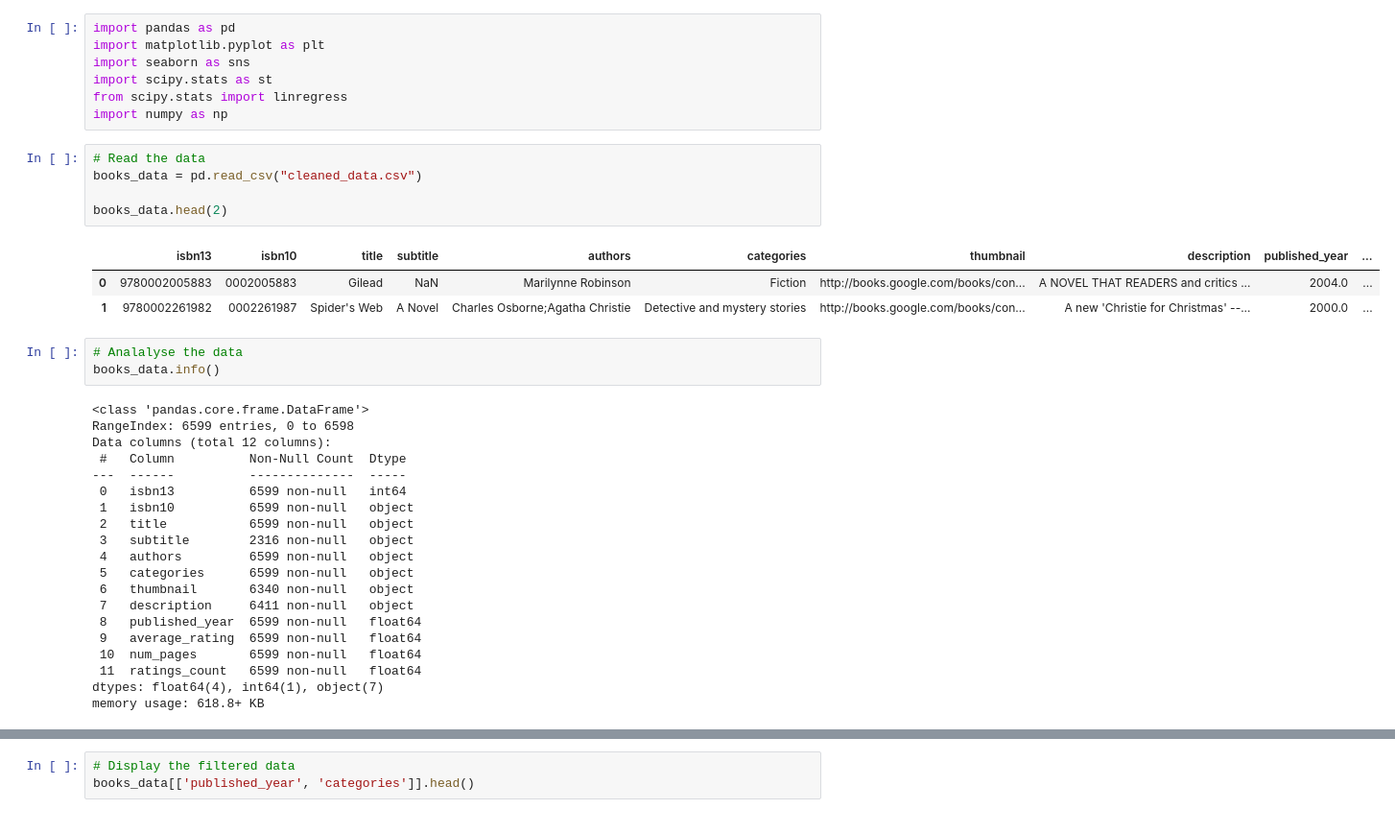
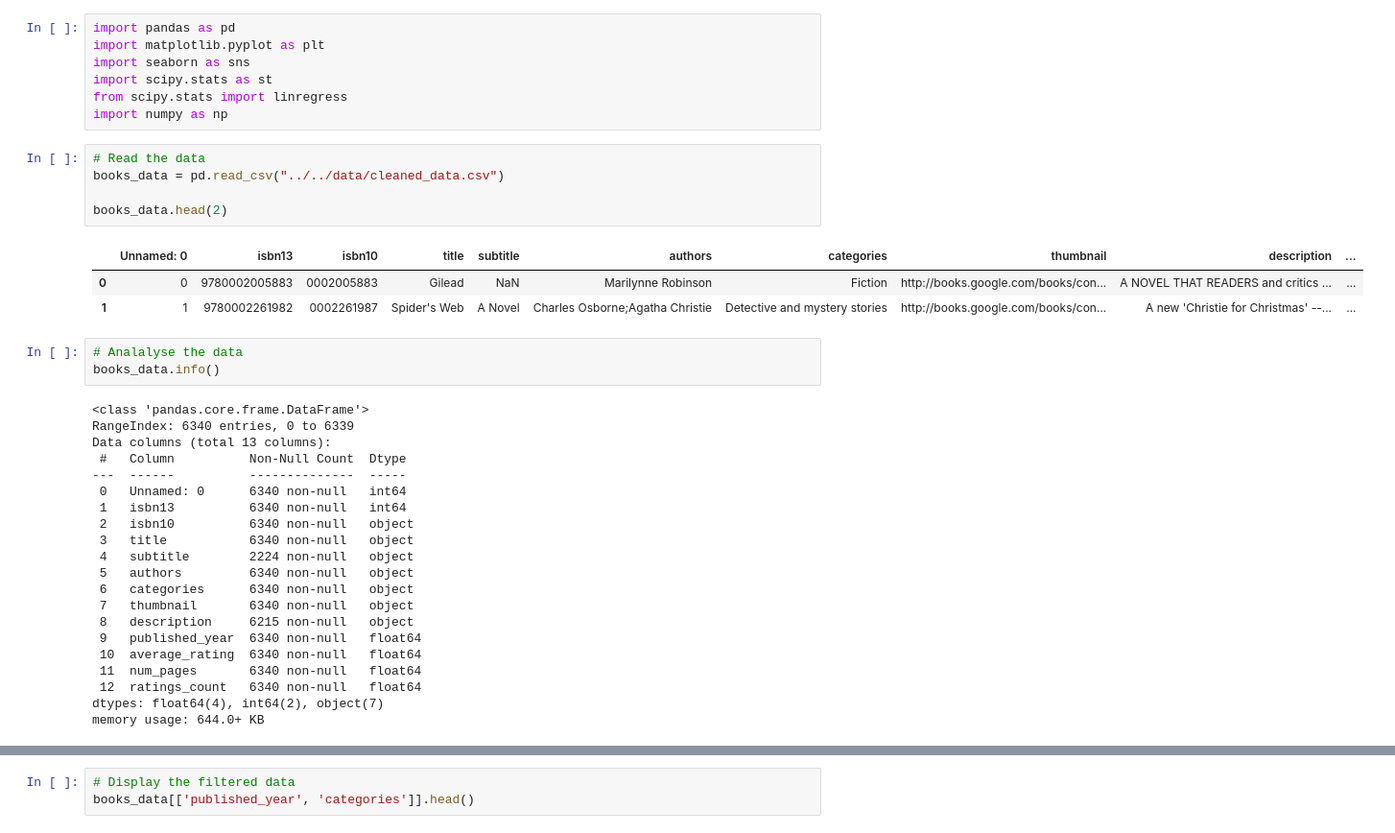
Before and after one commit to catisf/book-recommendations, a Jupyter notebook: jupyter_notebooks/old_notebooks/Genre_Analysis.ipynb, the cells around one changed output, grey strips where cells are left out. Shown: that part at 96% size. Cells and saved outputs as stored; diff of their text form.

```diff
--- a/jupyter_notebooks/old_notebooks/Genre_Analysis.ipynb
+++ b/jupyter_notebooks/old_notebooks/Genre_Analysis.ipynb
@@ -11,36 +11,37 @@ from scipy.stats import linregress
 import numpy as np
 # %%
 # Read the data
-books_data = pd.read_csv("cleaned_data.csv")
+books_data = pd.read_csv("../../data/cleaned_data.csv")
 
 books_data.head(2)
 # %% [output]
-|  | isbn13 | isbn10 | title | subtitle | authors | categories | thumbnail | description | published_year | ... |
-| 0 | 9780002005883 | 0002005883 | Gilead | NaN | Marilynne Robinson | Fiction | http://books.google.com/books/con... | A NOVEL THAT READERS and critics ... | 2004.0 | ... |
-| 1 | 9780002261982 | 0002261987 | Spider's Web | A Novel | Charles Osborne;Agatha Christie | Detective and mystery stories | http://books.google.com/books/con... | A new 'Christie for Christmas' --... | 2000.0 | ... |
+|  | Unnamed: 0 | isbn13 | isbn10 | title | subtitle | authors | categories | thumbnail | description | ... |
+| 0 | 0 | 9780002005883 | 0002005883 | Gilead | NaN | Marilynne Robinson | Fiction | http://books.google.com/books/con... | A NOVEL THAT READERS and critics ... | ... |
+| 1 | 1 | 9780002261982 | 0002261987 | Spider's Web | A Novel | Charles Osborne;Agatha Christie | Detective and mystery stories | http://books.google.com/books/con... | A new 'Christie for Christmas' --... | ... |
 # %%
 # Analalyse the data
 books_data.info()
 # %% [output]
 <class 'pandas.core.frame.DataFrame'>
-RangeIndex: 6599 entries, 0 to 6598
-Data columns (total 12 columns):
+RangeIndex: 6340 entries, 0 to 6339
+Data columns (total 13 columns):
  #   Column          Non-Null Count  Dtype
 ---  ------          --------------  -----
- 0   isbn13          6599 non-null   int64
- 1   isbn10          6599 non-null   object
- 2   title           6599 non-null   object
- 3   subtitle        2316 non-null   object
- 4   authors         6599 non-null   object
- 5   categories      6599 non-null   object
- 6   thumbnail       6340 non-null   object
- 7   description     6411 non-null   object
- 8   published_year  6599 non-null   float64
- 9   average_rating  6599 non-null   float64
- 10  num_pages       6599 non-null   float64
- 11  ratings_count   6599 non-null   float64
-dtypes: float64(4), int64(1), object(7)
-memory usage: 618.8+ KB
+ 0   Unnamed: 0      6340 non-null   int64
+ 1   isbn13          6340 non-null   int64
+ 2   isbn10          6340 non-null   object
+ 3   title           6340 non-null   object
+ 4   subtitle        2224 non-null   object
+ 5   authors         6340 non-null   object
+ 6   categories      6340 non-null   object
+ 7   thumbnail       6340 non-null   object
+ 8   description     6215 non-null   object
+ 9   published_year  6340 non-null   float64
+ 10  average_rating  6340 non-null   float64
+ 11  num_pages       6340 non-null   float64
+ 12  ratings_count   6340 non-null   float64
+dtypes: float64(4), int64(2), object(7)
+memory usage: 644.0+ KB
 # %%
 # Removing N/A entries from the DataFrame
 books_data = books_data.dropna()
```
Also changed, not shown: parts of 2 cells of this notebook, 1 other file.
